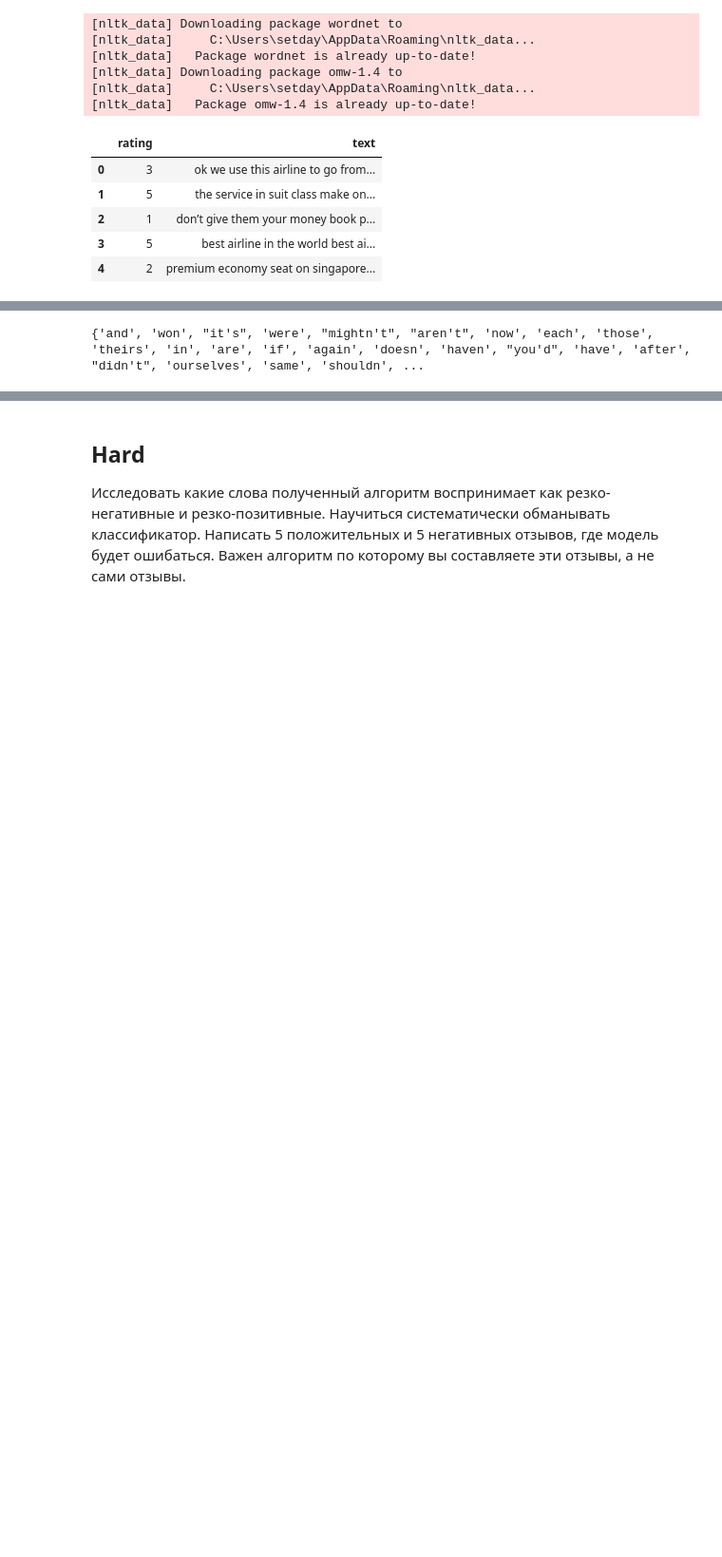
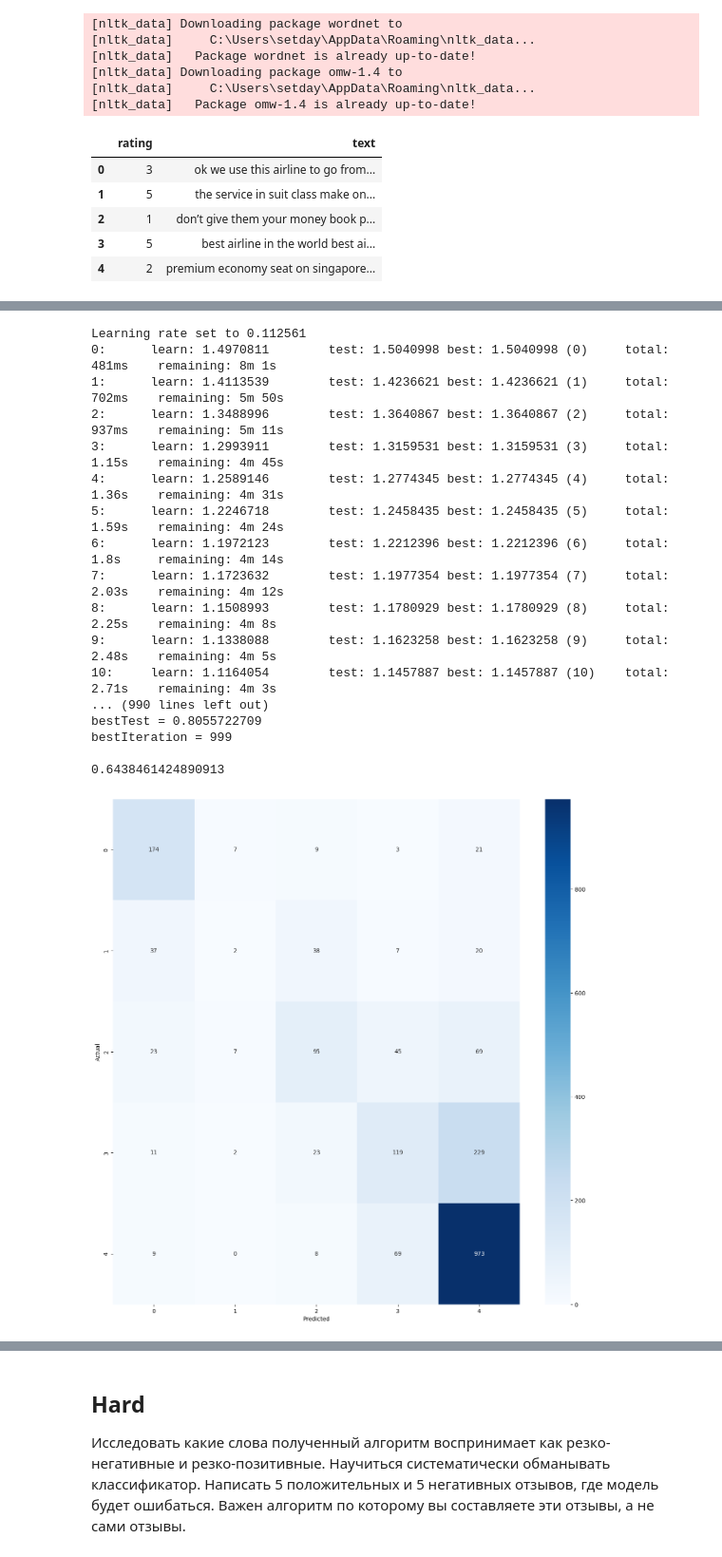
Before and after one commit to setday/HSE_ML_HW2024, a Jupyter notebook: notebooks/06-homework.ipynb, the cells around one changed output, grey strips where cells are left out. Shown at 95% size. Cells and saved outputs as stored; diff of their text form; code cells hidden in the pictures; blank space fills up the shorter version.

```diff
--- a/notebooks/06-homework.ipynb
+++ b/notebooks/06-homework.ipynb
@@ -184,13 +190,33 @@ df.head()
 | 3 | 5 | best airline world best airline w... |
 | 4 | 2 | premium economy seat singapore ai... |
 # %%
-pipeline = Pipeline([
-    ('tfid', TfidfVectorizer()),
-    ('model_LR', LogisticRegression(max_iter=max_iter, n_jobs=n_jobs))
-])
+tfid_result = tfid.fit_transform(df['text']).toarray()
 
-x_train, x_test, y_train, y_test = train_test_split(df['text'], df['rating'], train_size=0.8, random_state=113)
-
-pipeline.fit(x_train, y_train)
+x_train, x_test, y_train, y_test = train_test_split(tfid_result, df['rating'], train_size=0.8, random_state=113)
-# %% [output]
-{'and', 'won', "it's", 'were', "mightn't", "aren't", 'now', 'each', 'those', 'theirs', 'in', 'are', 'if', 'again', 'doesn', 'haven', "you'd", 'have', 'after', "didn't", 'ourselves', 'same', 'shouldn', ...
+# %%
+model_CB = CatBoostClassifier(iterations=1000, loss_function='MultiClass')
+model_CB.fit(
+    x_train, y_train,
+    eval_set=(x_test, y_test),
+)
+
+show_accuracy(y_test, model_CB.predict(x_test.reshape(x_test.shape[0], -1)))
+# %% [output]
+Learning rate set to 0.112561
+0:      learn: 1.4970811        test: 1.5040998 best: 1.5040998 (0)     total: 481ms    remaining: 8m 1s
+1:      learn: 1.4113539        test: 1.4236621 best: 1.4236621 (1)     total: 702ms    remaining: 5m 50s
+2:      learn: 1.3488996        test: 1.3640867 best: 1.3640867 (2)     total: 937ms    remaining: 5m 11s
+3:      learn: 1.2993911        test: 1.3159531 best: 1.3159531 (3)     total: 1.15s    remaining: 4m 45s
+4:      learn: 1.2589146        test: 1.2774345 best: 1.2774345 (4)     total: 1.36s    remaining: 4m 31s
+5:      learn: 1.2246718        test: 1.2458435 best: 1.2458435 (5)     total: 1.59s    remaining: 4m 24s
+6:      learn: 1.1972123        test: 1.2212396 best: 1.2212396 (6)     total: 1.8s     remaining: 4m 14s
+7:      learn: 1.1723632        test: 1.1977354 best: 1.1977354 (7)     total: 2.03s    remaining: 4m 12s
+8:      learn: 1.1508993        test: 1.1780929 best: 1.1780929 (8)     total: 2.25s    remaining: 4m 8s
+9:      learn: 1.1338088        test: 1.1623258 best: 1.1623258 (9)     total: 2.48s    remaining: 4m 5s
+10:     learn: 1.1164054        test: 1.1457887 best: 1.1457887 (10)    total: 2.71s    remaining: 4m 3s
+... (990 lines left out)
+bestTest = 0.8055722709
+bestIteration = 999
+
+0.6438461424890913
+[figure, added]
```
Also changed, not shown: parts of 14 cells of this notebook.
